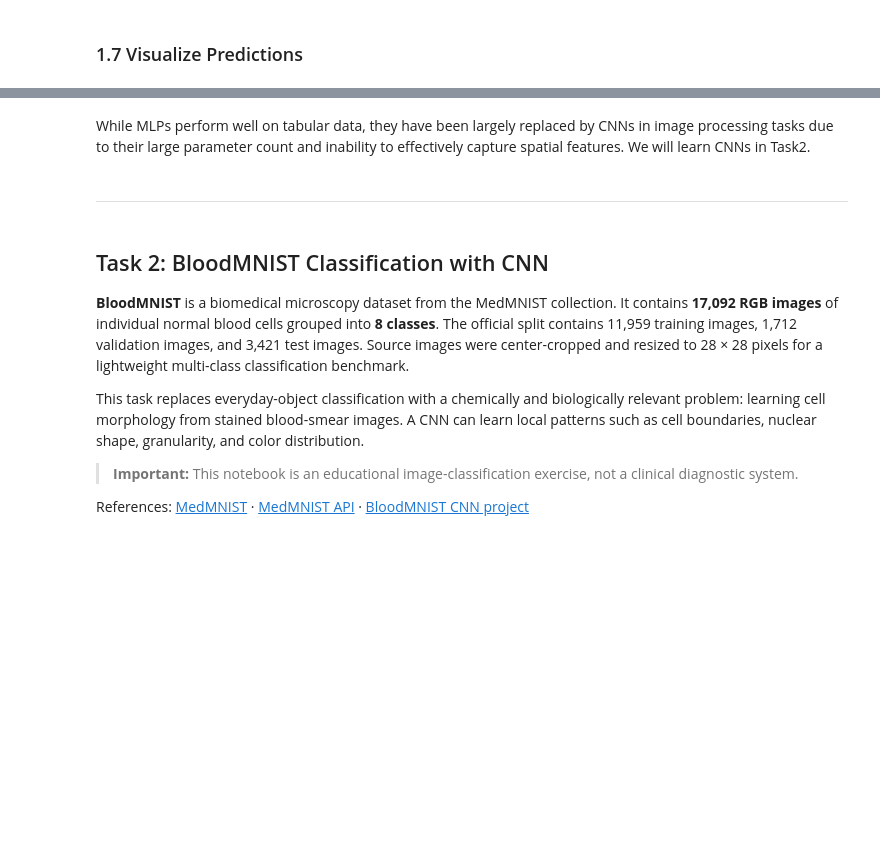
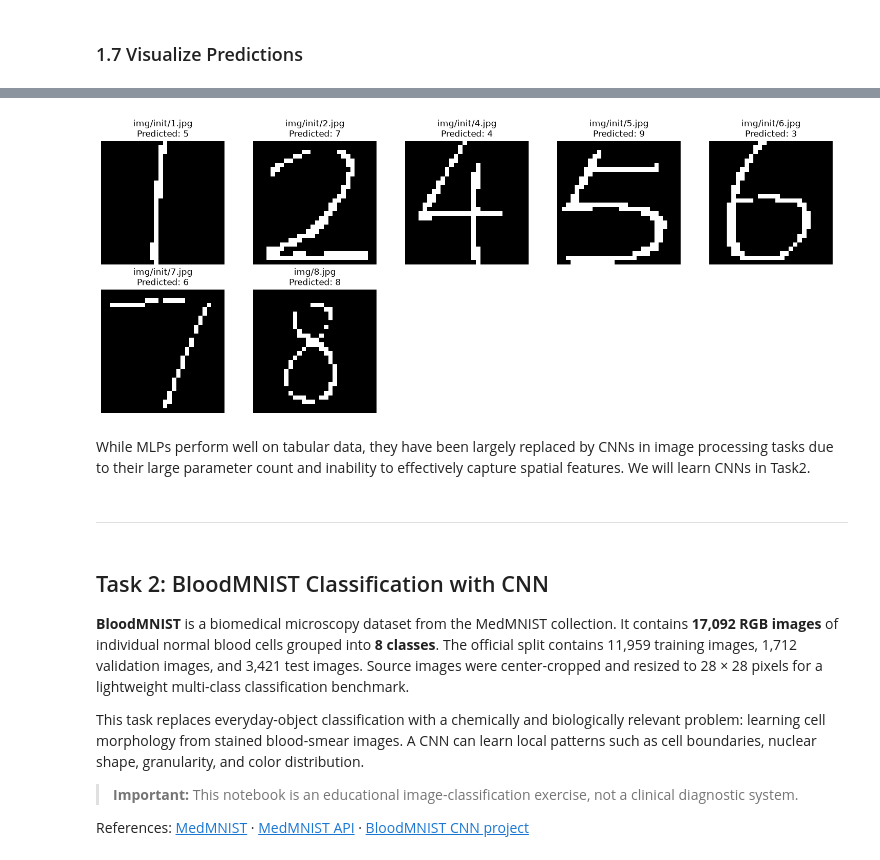
Before and after one commit to 2379836379/Artificial-Intelligence-for-Chemistry-Laboratory-2026Summer-PKU, a Jupyter notebook: lab2_MLP_CNN.ipynb, the cells around one changed output, grey strips where cells are left out. Cells and saved outputs as stored; diff of their text form; code cells hidden in the pictures; blank space fills up the shorter version.

```diff
--- a/lab2_MLP_CNN.ipynb
+++ b/lab2_MLP_CNN.ipynb
@@ -613,0 +615,80 @@ RuntimeError: mat1 and mat2 shapes cannot be multiplied (64x2352 and 784x128)
+# %%
+# Predict custom handwritten digit images with the trained MLP
+from PIL import Image
+
+image_paths = [
+    'img/init/1.jpg',
+    'img/init/2.jpg',
+    'img/init/4.jpg',
+    'img/init/5.jpg',
+    'img/init/6.jpg',
+    'img/init/7.jpg',
+    'img/8.jpg',
+    # Replace with one or more image paths
+]
+
+def predict_custom_mnist_images(model, image_paths):
+    if not image_paths:
+        raise ValueError('image_paths cannot be empty.')
+
+    def binarize_tensor(x, threshold=0.5):
+        return (x > threshold).float()
+
+    model.eval()
+    display_transform = transforms.Compose([
+        transforms.Grayscale(),
+        transforms.Resize((28, 28)),
+        transforms.ToTensor(),
+        transforms.Lambda(lambda x: 1.0 - x),
+        transforms.Lambda(binarize_tensor),
+    ])
+    model_transform = transforms.Compose([
+        transforms.Grayscale(),
+        transforms.Resize((28, 28)),
+        transforms.ToTensor(),
+        transforms.Lambda(lambda x: 1.0 - x),
+        transforms.Lambda(binarize_tensor),
+        transforms.Normalize((0.1307,), (0.3081,)),
+    ])
+
+    display_images = []
+    model_images = []
+    valid_paths = []
+
+    for image_path in image_paths:
+        try:
+            image = Image.open(image_path).convert('L')
+        except (FileNotFoundError, OSError) as error:
+            raise FileNotFoundError(f'Cannot open image: {image_path}') from error
+
+        display_images.append(display_transform(image))
+        model_images.append(model_transform(image))
+        valid_paths.append(image_path)
+
+    batch = torch.stack(model_images).to(device)
+    with torch.no_grad():
+        predictions = model(batch).argmax(dim=1).cpu().tolist()
+
+    columns = min(5, len(valid_paths))
+    rows = (len(valid_paths) + columns - 1) // columns
+    fig, axes = plt.subplots(
+        rows, columns, figsize=(3 * columns, 3 * rows), squeeze=False
+    )
+    axes = axes.ravel()
+
+    for index, (path, image, prediction) in enumerate(
+        zip(valid_paths, display_images, predictions)
+    ):
+        axes[index].imshow(image.squeeze(0), cmap='gray', vmin=0, vmax=1)
+        axes[index].set_title(f'{path}\nPredicted: {prediction}')
+        axes[index].axis('off')
+        print(f'{path}: predicted digit = {prediction}')
+
+    for axes_index in range(len(valid_paths), len(axes)):
+        axes[axes_index].axis('off')
+
+    plt.tight_layout()
+    plt.show()
+
+predict_custom_mnist_images(model, image_paths)
+# %% [output]
@@ -614,3 +702,4 @@ RuntimeError: mat1 and mat2 shapes cannot be multiplied (64x2352 and 784x128)
+[figure, added]
 # %% [markdown]
 
 While MLPs perform well on tabular data, they have been largely replaced by CNNs in image processing tasks due to their large parameter count and inability to effectively capture spatial features. We will learn CNNs in Task2.
```
Also changed, not shown: parts of 24 cells of this notebook, 13 other files.
